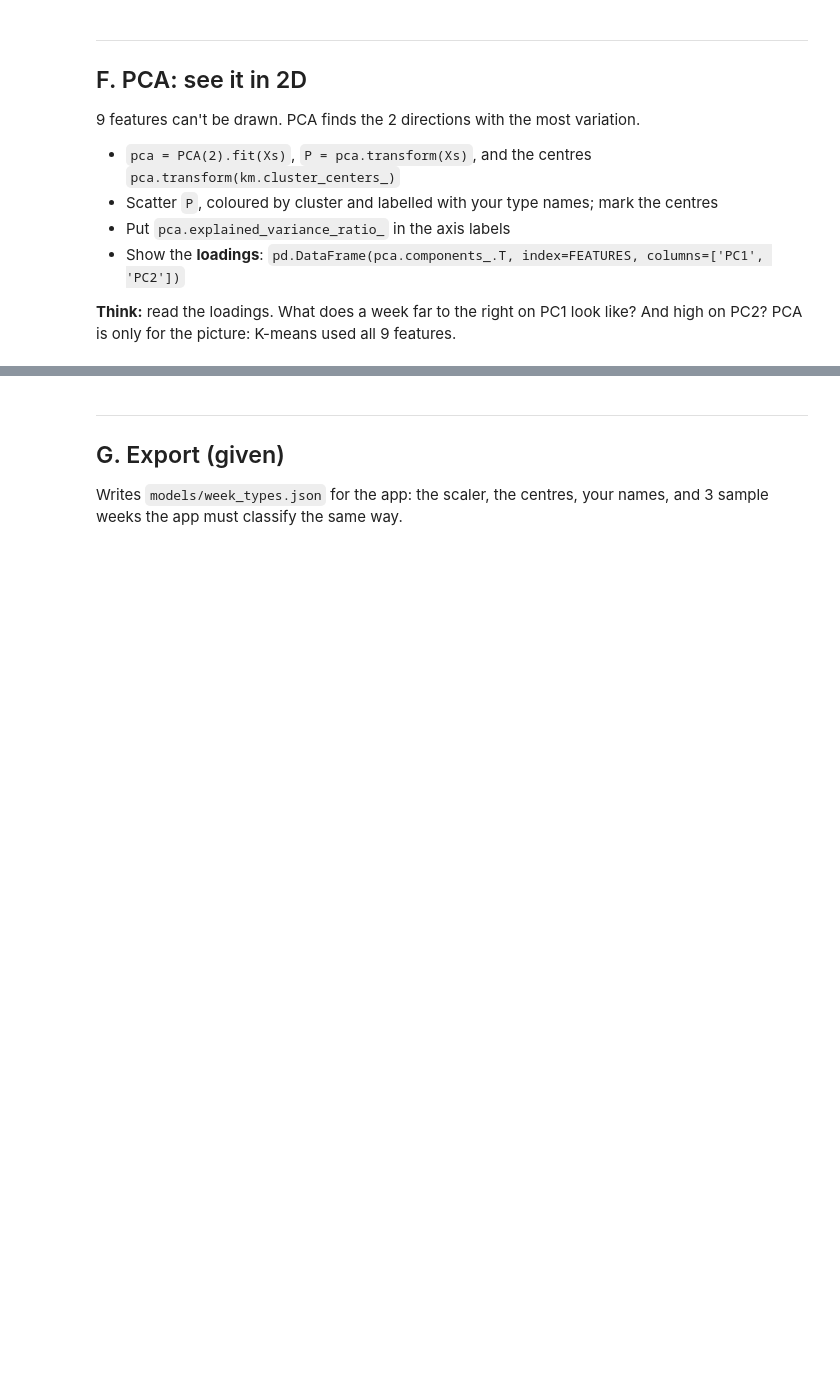
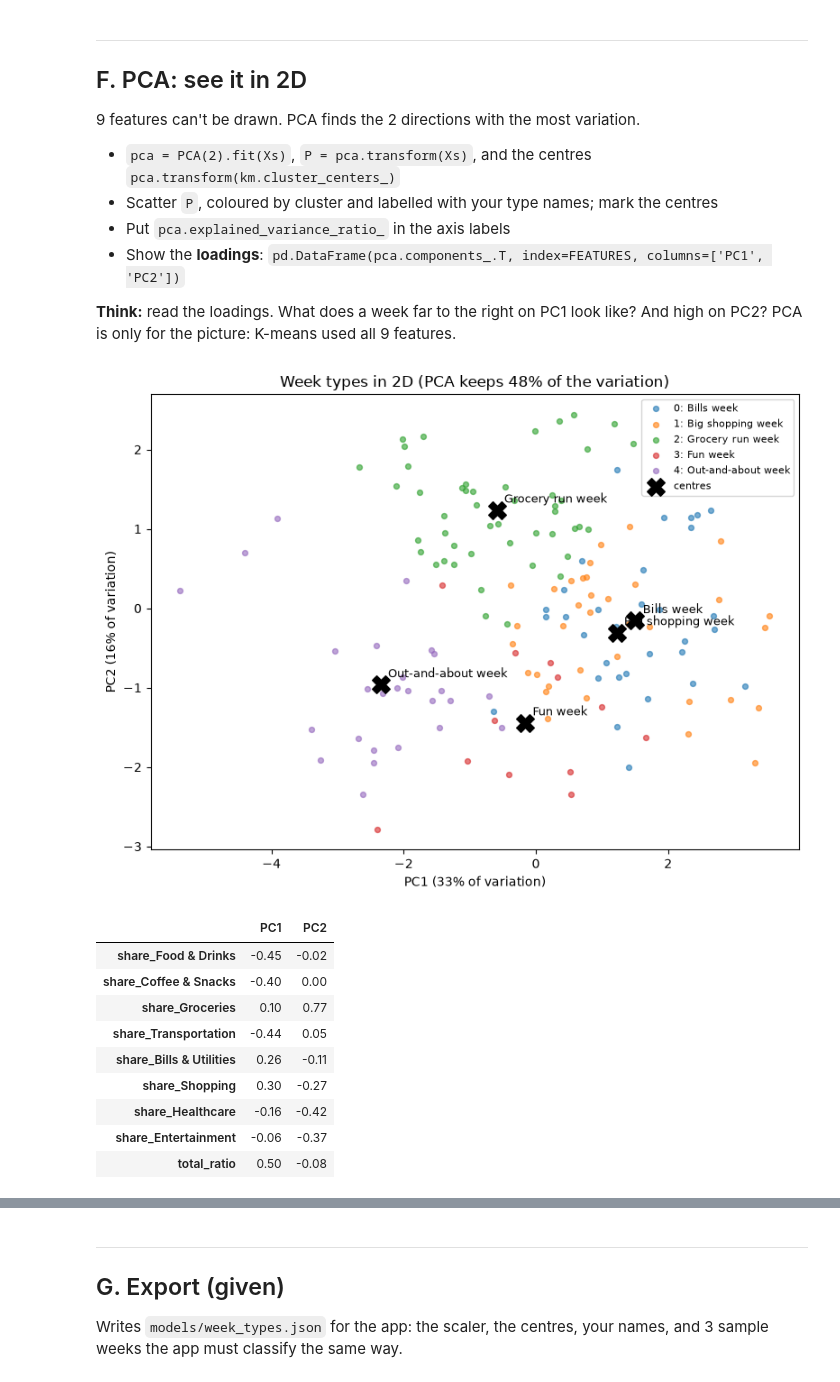
Before and after one commit to ronmarabalos/Machine-Learning, a Jupyter notebook: notebooks/06-week-types.ipynb, the cells around one changed output, grey strips where cells are left out. Drawn from its saved outputs; the diff is of its cells as text; code cells hidden in the pictures; blank space fills up the shorter version.

```diff
--- a/notebooks/06-week-types.ipynb
+++ b/notebooks/06-week-types.ipynb
@@ -82,8 +170,9 @@ For k = 2…8, fit `KMeans(k, n_init=10, random_state=0)` on `Xs` and record `in
 # %% [markdown]
 Set `K` to your choice and write one sentence why below it.
 # %%
-# TODO
-K = ...
+K = 5
+# Highest silhouette (0.216, up from 0.210 at k=4, down to 0.204 at k=6); smallest cluster
+# still has 12 weeks; no clear elbow, so the silhouette peak decides.
 # %% [markdown]
 ---
 ## E. Read the clusters
@@ -99,10 +241,23 @@ And the 3 real weeks nearest each centre (`km.transform(Xs)` gives distances). L
 # %% [markdown]
 Now **name the types**: one entry per cluster, **in cluster order** (0, 1, 2…). Each `name` ends in "week" (Ollie says *"So far this looks like a {name}."*), `description` is one short sentence, and `pose` is `'happy'`, `'thinking'` or `'celebrating'` (how should Ollie feel about that kind of week?).
 # %%
-# TODO
 TYPES = [
-    {'name': '... week', 'description': '...', 'pose': '...'},
-]
+      {'name': 'Bills week',
+       'description': 'Most of the spending went to bills and utilities.',
+       'pose': 'thinking'},
+      {'name': 'Big shopping week',
+       'description': 'Shopping took a much bigger share than usual.',
+       'pose': 'thinking'},
+      {'name': 'Grocery run week',
+       'description': 'Groceries made up a big part of the week.',
+       'pose': 'happy'},
+      {'name': 'Fun week',
+       'description': 'A lot more went to movies, games and going out than usual.',
+       'pose': 'happy'},
+      {'name': 'Out-and-about week',
+       'description': 'Mostly eating out and getting around, and below your usual week.',
+       'pose': 'celebrating'},
+  ]
 # %% [markdown]
 ---
 ## F. PCA: see it in 2D
@@ -115,4 +270,36 @@ TYPES = [
 **Think:** read the loadings. What does a week far to the right on PC1 look like? And high on PC2? PCA is only for the picture: K-means used all 9 features.
 # %%
 # TODO
+pca = PCA(2).fit(Xs)
+P = pca.transform(Xs)
+C = pca.transform(km.cluster_centers_)
+ev = pca.explained_variance_ratio_
+
+fig, ax = plt.subplots(figsize=(8, 6))
+for c in range(K):
+    m = X['cluster'].to_numpy() == c
+    ax.scatter(P[m, 0], P[m, 1], s=18, alpha=0.6, label=f'{c}: {TYPES[c]["name"]}')
+ax.scatter(C[:, 0], C[:, 1], marker='X', s=200, c='black', label='centres')
+for c, (x, y) in enumerate(C):
+    ax.annotate(TYPES[c]['name'], (x, y), xytext=(6, 6), textcoords='offset points', fontsize=9)
+ax.set(xlabel=f'PC1 ({ev[0]:.0%} of variation)',
+       ylabel=f'PC2 ({ev[1]:.0%} of variation)',
+       title=f'Week types in 2D (PCA keeps {ev.sum():.0%} of the variation)')
+ax.legend(fontsize=8, loc='best')
+plt.tight_layout(); plt.show()
+
+loadings = pd.DataFrame(pca.components_.T, index=FEATURES, columns=['PC1', 'PC2'])
+loadings.round(2)
+# %% [output]
+[figure, added]
+|  | PC1 | PC2 |
+| share_Food & Drinks | -0.45 | -0.02 |
+| share_Coffee & Snacks | -0.40 | 0.00 |
+| share_Groceries | 0.10 | 0.77 |
+| share_Transportation | -0.44 | 0.05 |
+| share_Bills & Utilities | 0.26 | -0.11 |
+| share_Shopping | 0.30 | -0.27 |
+| share_Healthcare | -0.16 | -0.42 |
+| share_Entertainment | -0.06 | -0.37 |
+| total_ratio | 0.50 | -0.08 |
 # %% [markdown]
```
Also changed, not shown: parts of 10 cells of this notebook.
